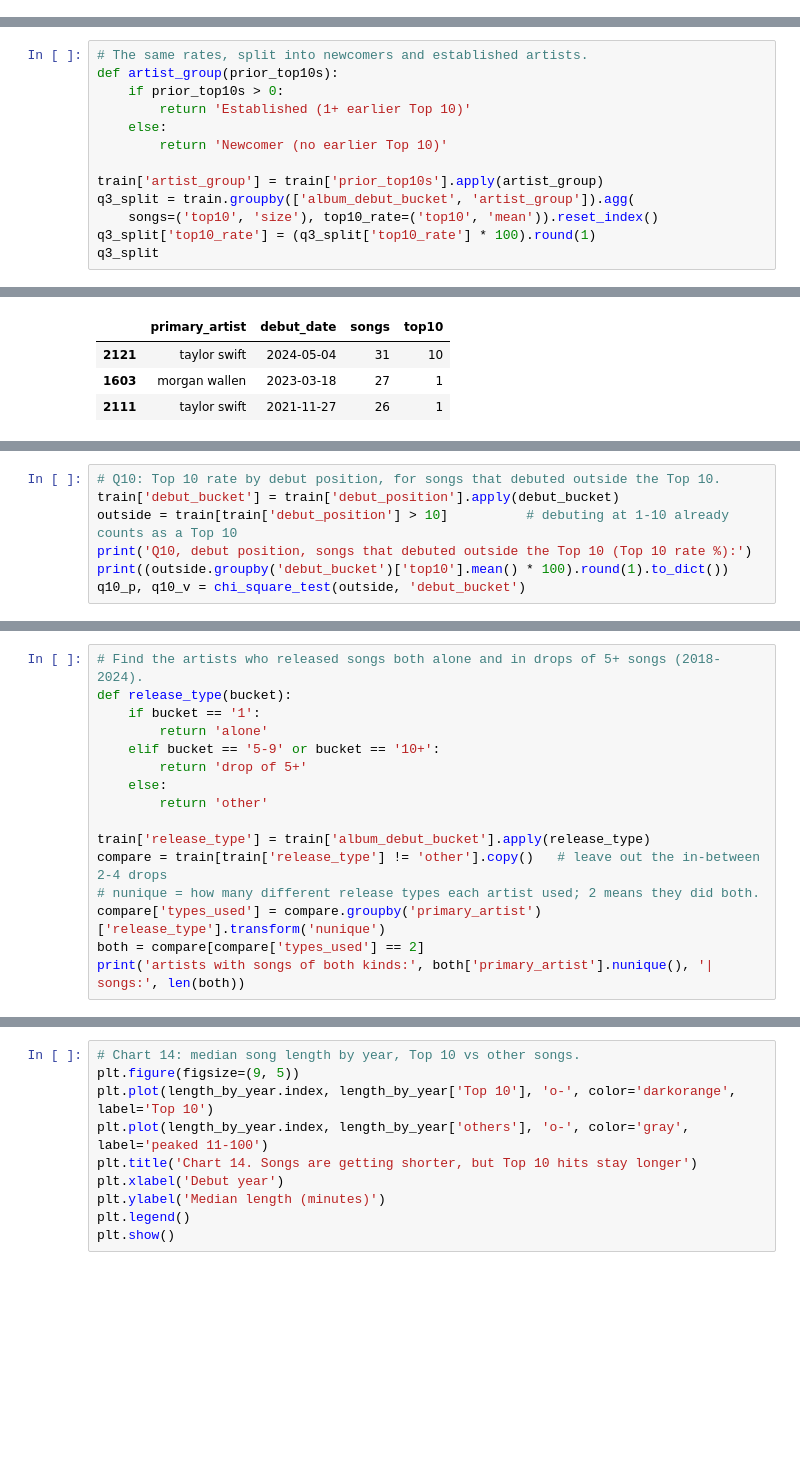
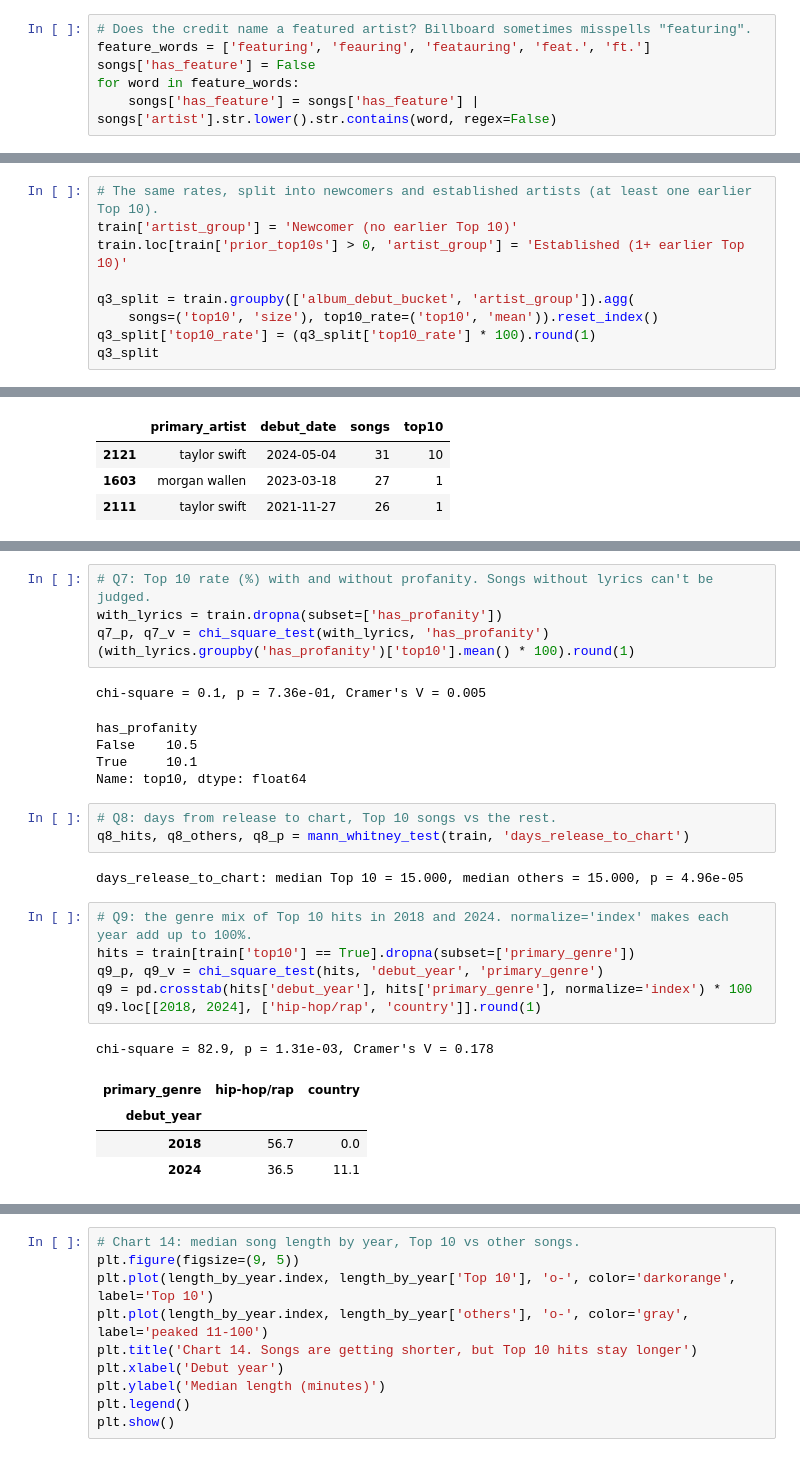
Before and after one commit to otawfik/billboard-top10, a Jupyter notebook: A05-Billboard-Top-10-Or-Not.ipynb, the cells around one changed output, grey strips where cells are left out. Cells and saved outputs as stored; diff of their text form; blank space fills up the shorter version.

```diff
--- a/A05-Billboard-Top-10-Or-Not.ipynb
+++ b/A05-Billboard-Top-10-Or-Not.ipynb
@@ -1213,0 +517,6 @@ fix moved the middle groups by at most 0.2 points (1-4 earlier hits: 8.7% → 8.
+# %%
+# Does the credit name a featured artist? Billboard sometimes misspells "featuring".
+feature_words = ['featuring', 'feauring', 'featauring', 'feat.', 'ft.']
+songs['has_feature'] = False
+for word in feature_words:
+    songs['has_feature'] = songs['has_feature'] | songs['artist'].str.lower().str.contains(word, regex=False)
@@ -1231,14 +1324,10 @@ chi-square = 44.5, p = 1.16e-09, Cramer's V = 0.102
 | 5-9 | 425 | 2.1 |
 | 10+ | 1379 | 11.8 |
 # %%
-# The same rates, split into newcomers and established artists.
-def artist_group(prior_top10s):
-    if prior_top10s > 0:
-        return 'Established (1+ earlier Top 10)'
-    else:
-        return 'Newcomer (no earlier Top 10)'
+# The same rates, split into newcomers and established artists (at least one earlier Top 10).
+train['artist_group'] = 'Newcomer (no earlier Top 10)'
+train.loc[train['prior_top10s'] > 0, 'artist_group'] = 'Established (1+ earlier Top 10)'
 
-train['artist_group'] = train['prior_top10s'].apply(artist_group)
 q3_split = train.groupby(['album_debut_bucket', 'artist_group']).agg(
     songs=('top10', 'size'), top10_rate=('top10', 'mean')).reset_index()
 q3_split['top10_rate'] = (q3_split['top10_rate'] * 100).round(1)
@@ -1447,7 +1454,0 @@ chi-square = 82.9, p = 1.31e-03, Cramer's V = 0.178
-# %%
-# Q10: Top 10 rate by debut position, for songs that debuted outside the Top 10.
-train['debut_bucket'] = train['debut_position'].apply(debut_bucket)
-outside = train[train['debut_position'] > 10]          # debuting at 1-10 already counts as a Top 10
-print('Q10, debut position, songs that debuted outside the Top 10 (Top 10 rate %):')
-print((outside.groupby('debut_bucket')['top10'].mean() * 100).round(1).to_dict())
-q10_p, q10_v = chi_square_test(outside, 'debut_bucket')
@@ -1715,16 +1454,0 @@ of five or more songs in 2018-2024, we compare the two kinds.
-# %%
-# Find the artists who released songs both alone and in drops of 5+ songs (2018-2024).
-def release_type(bucket):
-    if bucket == '1':
-        return 'alone'
-    elif bucket == '5-9' or bucket == '10+':
-        return 'drop of 5+'
-    else:
-        return 'other'
-
-train['release_type'] = train['album_debut_bucket'].apply(release_type)
-compare = train[train['release_type'] != 'other'].copy()   # leave out the in-between 2-4 drops
-# nunique = how many different release types each artist used; 2 means they did both.
-compare['types_used'] = compare.groupby('primary_artist')['release_type'].transform('nunique')
-both = compare[compare['types_used'] == 2]
-print('artists with songs of both kinds:', both['primary_artist'].nunique(), '| songs:', len(both))
@@ -2005,0 +1507,28 @@ median length, all songs, 2018: 3.4 | 2025: 3.18
+# %%
+# Q7: Top 10 rate (%) with and without profanity. Songs without lyrics can't be judged.
+with_lyrics = train.dropna(subset=['has_profanity'])
+q7_p, q7_v = chi_square_test(with_lyrics, 'has_profanity')
+(with_lyrics.groupby('has_profanity')['top10'].mean() * 100).round(1)
+# %% [output]
+chi-square = 0.1, p = 7.36e-01, Cramer's V = 0.005
+has_profanity
+False    10.5
+True     10.1
+Name: top10, dtype: float64
+# %%
+# Q8: days from release to chart, Top 10 songs vs the rest.
+q8_hits, q8_others, q8_p = mann_whitney_test(train, 'days_release_to_chart')
+# %% [output]
+days_release_to_chart: median Top 10 = 15.000, median others = 15.000, p = 4.96e-05
+# %%
+# Q9: the genre mix of Top 10 hits in 2018 and 2024. normalize='index' makes each year add up to 100%.
+hits = train[train['top10'] == True].dropna(subset=['primary_genre'])
+q9_p, q9_v = chi_square_test(hits, 'debut_year', 'primary_genre')
+q9 = pd.crosstab(hits['debut_year'], hits['primary_genre'], normalize='index') * 100
+q9.loc[[2018, 2024], ['hip-hop/rap', 'country']].round(1)
+# %% [output]
+chi-square = 82.9, p = 1.31e-03, Cramer's V = 0.178
+| primary_genre | hip-hop/rap | country |
+| debut_year |  |  |
+| 2018 | 56.7 | 0.0 |
+| 2024 | 36.5 | 11.1 |
```
Also changed, not shown: parts of 320 cells of this notebook.
